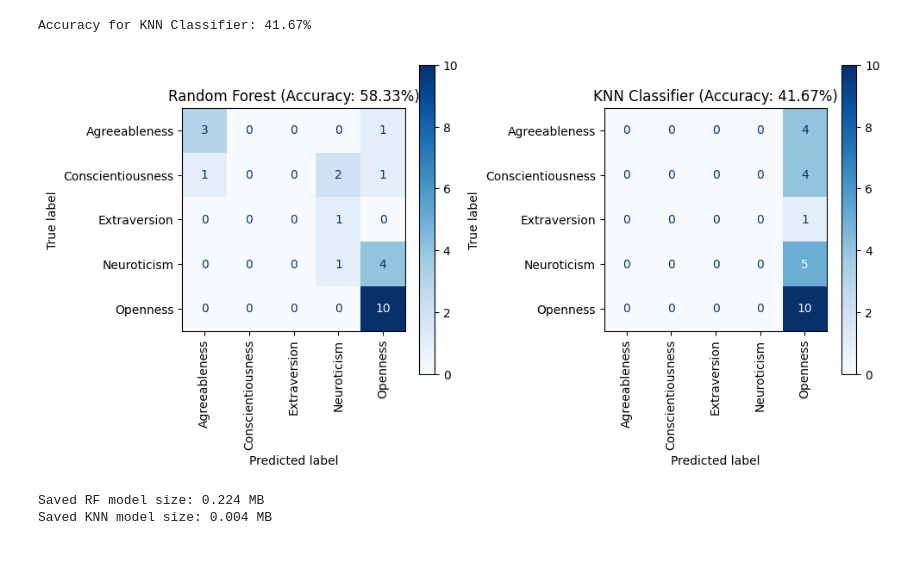
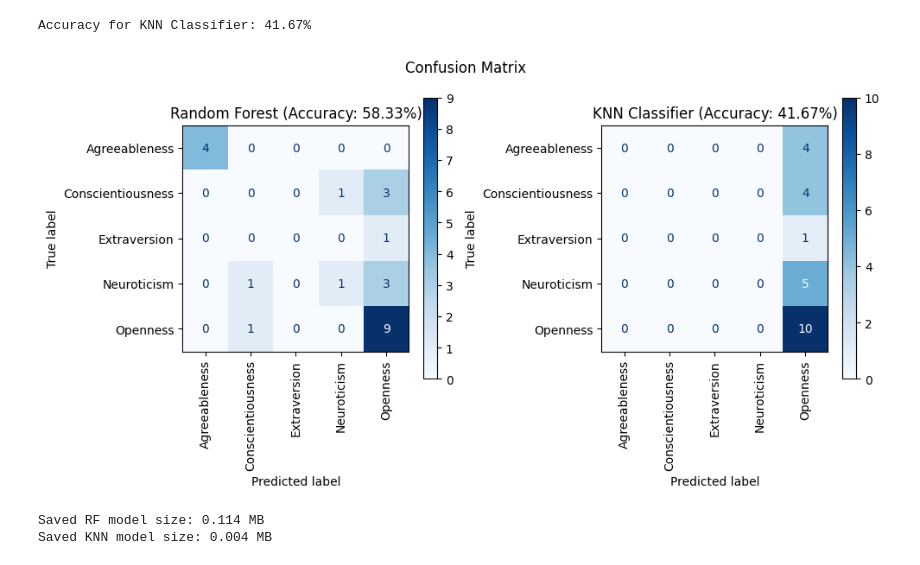
Before and after one commit to subhadip6869/Personality_Prediction, a Jupyter notebook: personality_merged.ipynb, the cells around one changed output. Cells and saved outputs as stored; diff of their text form; code cells hidden in the pictures.

Commit message:
random forest 58 and knn 42

```diff
--- a/personality_merged.ipynb
+++ b/personality_merged.ipynb
@@ -152,6 +152,6 @@ y_train.head()
 Name: personality, dtype: object
 # %%
-rf = RandomForestClassifier(n_estimators=100, criterion="gini", random_state=42)
+rf = RandomForestClassifier(n_estimators=50, criterion="gini", random_state=20)
 rf.fit(x_train, y_train)
 y_pred_rf = rf.predict(x_test)
 y_pred_rf
@@ -203,24 +203,25 @@ Accuracy for KNN Classifier: 41.67%
 # %%
 import matplotlib.pyplot as plt
 
 cm_rf = confusion_matrix(y_test, y_pred_rf, labels=rf.classes_)
 cm_knn = confusion_matrix(y_test, y_pred_knn, labels=knn.classes_)
 
 fig, (ax1, ax2) = plt.subplots(1, 2, figsize=(10, 5))
 
 disp1 = ConfusionMatrixDisplay(confusion_matrix=cm_rf, display_labels=rf.classes_)
 disp1.plot(ax=ax1, xticks_rotation="vertical", cmap="Blues")
 
 disp2 = ConfusionMatrixDisplay(confusion_matrix=cm_knn, display_labels=knn.classes_)
 disp2.plot(ax=ax2, xticks_rotation="vertical", cmap="Blues")
 
 ax1.set_title(f"Random Forest (Accuracy: {accuracy_rf}%)")
 ax2.set_title(f"KNN Classifier (Accuracy: {accuracy_knn}%)")
 
+fig.suptitle("Confusion Matrix")
 fig.tight_layout()
 plt.show()
 # %% [output]
-[figure, old version]
+[figure, new version]
 # %%
 import joblib
 import os
@@ -231,7 +232,7 @@ print(f"Saved RF model size: {np.round(os.path.getsize('./saved_models/random_fo
 joblib.dump(knn, "./saved_models/knn.joblib", compress=3)
 print(f"Saved KNN model size: {np.round(os.path.getsize('./saved_models/knn.joblib') / 1024 / 1024, 3) } MB")
 # %% [output]
-Saved RF model size: 0.224 MB
+Saved RF model size: 0.114 MB
 Saved KNN model size: 0.004 MB
 # %%
 df_train = pd.concat([x_train, y_train], axis=1)
```
Also changed, not shown: parts of 4 cells of this notebook, 5 other files.
